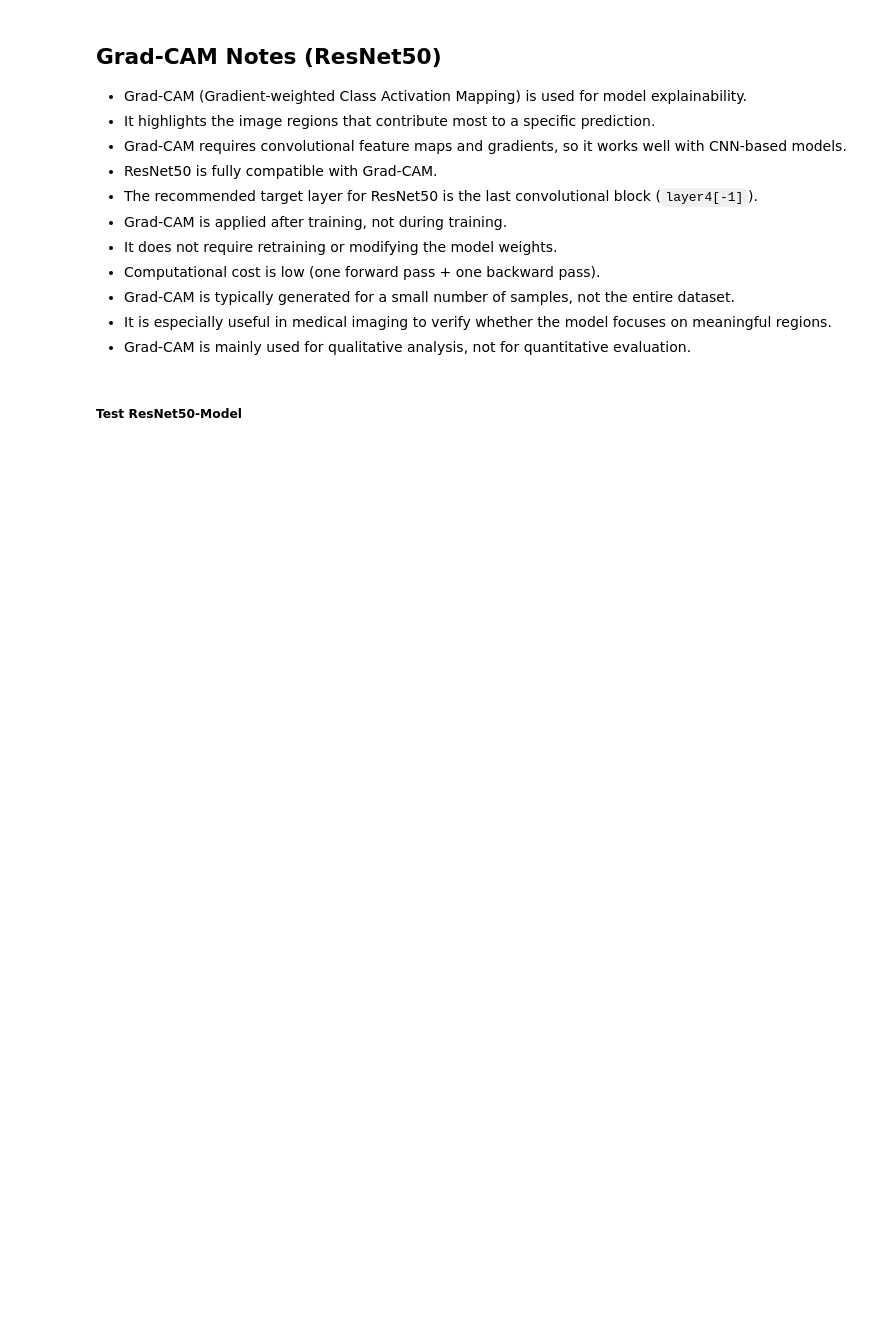
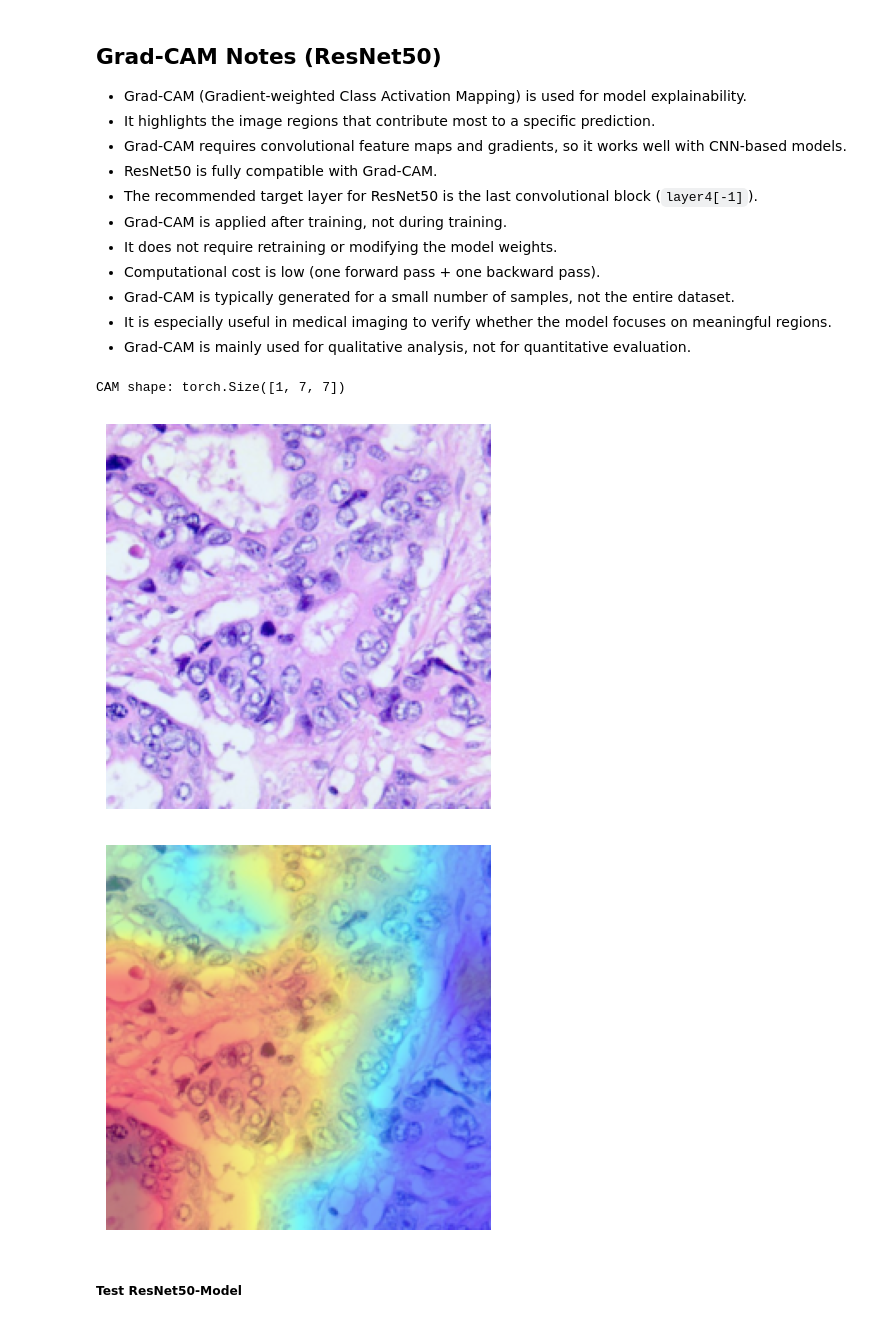
Before and after one commit to NsElgezawy/MultiModel-LungCancerDetection-API, a Jupyter notebook: DL_Project.ipynb, the cells around one changed output. Saved outputs shown, nothing was run; the diff lists cells and outputs as text; code cells hidden in the pictures; blank space fills up the shorter version.

```diff
--- a/DL_Project.ipynb
+++ b/DL_Project.ipynb
@@ -1090,3 +1141,45 @@ class GradCAM:
         cam /= cam.max() + 1e-8
 
         return cam
+resnet.eval()
+
+imgs, labels = next(iter(validate_loader))
+imgs = imgs.to(device)
+labels = labels.to(device)
+
+input_img = imgs[0].unsqueeze(0)
+input_img.requires_grad_(True) # Enable gradient computation for the input
+true_label = labels[0].item()
+
+# Init Grad-CAM
+gradcam = GradCAM(resnet, resnet.layer4[-1])
+
+# Generate CAM
+cam = gradcam.generate(input_img)
+
+print("CAM shape:", cam.shape)
+
+def show_gradcam(img, cam):
+    img = img.permute(1, 2, 0).cpu().numpy()
+    img = (img - img.min()) / (img.max() - img.min())
+
+    cam = cam.squeeze().cpu().numpy()
+    cam = cv2.resize(cam, (img.shape[1], img.shape[0]))
+
+    heatmap = cv2.applyColorMap(np.uint8(255 * cam), cv2.COLORMAP_JET)
+    heatmap = heatmap / 255.0
+
+    overlay = 0.5 * img + 0.5 * heatmap
+    overlay = np.clip(overlay, 0, 1)
+
+    plt.figure(figsize=(5,5))
+    plt.imshow(img)
+    plt.axis("off")
+    plt.show()
+
+    plt.figure(figsize=(5,5))
+    plt.imshow(overlay)
+    plt.axis("off")
+    plt.show()
+# %% [output]
+CAM shape: torch.Size([1, 7, 7])
@@ -1134,5 +1186,8 @@ def show_gradcam(img, cam):
 # %%
-show_gradcam(imgs[31], cam)
+show_gradcam(imgs[20], cam)
+# %% [output]
+[figure, added]
+[figure, added]
 # %% [markdown]
 ##### Test ResNet50-Model
 # %%
```
Also changed, not shown: parts of 26 cells of this notebook.
